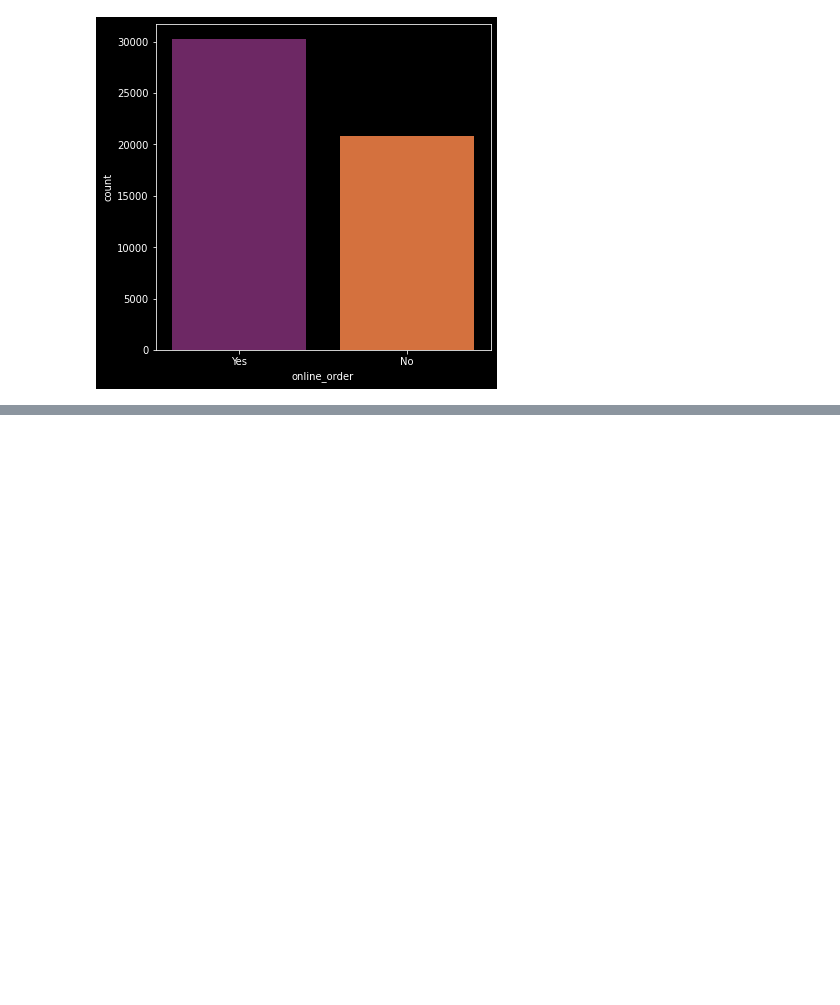
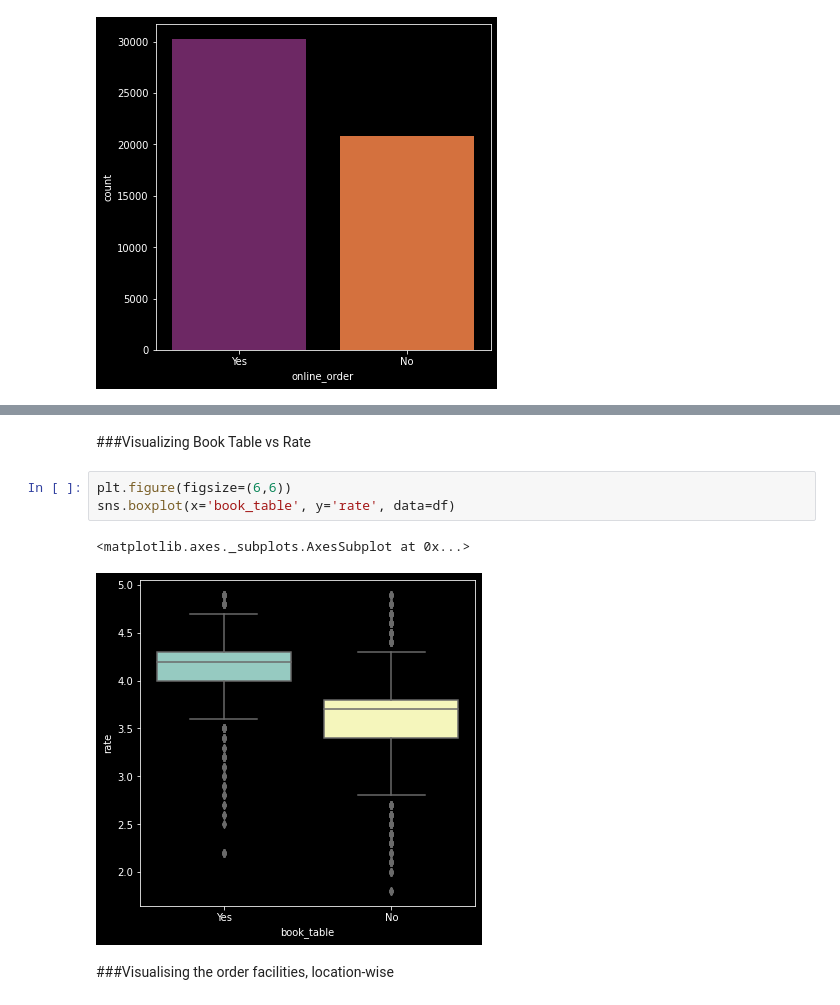
Before and after one commit to agnxsh/zomato-blr-data-analysis, a Jupyter notebook: zomato_blr_data_analysis.ipynb, the cells around one changed output, grey strips where cells are left out. Drawn from its saved outputs; the diff is of its cells as text; blank space fills up the shorter version.

```diff
--- a/zomato_blr_data_analysis.ipynb
+++ b/zomato_blr_data_analysis.ipynb
@@ -392,0 +409,10 @@ sns.countplot(df['online_order'],palette='inferno')
+# %% [markdown]
+###Visualizing Book Table vs Rate
+# %%
+plt.figure(figsize=(6,6))
+sns.boxplot(x='book_table', y='rate', data=df)
+# %% [output]
+<matplotlib.axes._subplots.AxesSubplot at 0x...>
+[figure, added]
+# %% [markdown]
+###Visualising the order facilities, location-wise
```
Also changed, not shown: parts of 23 cells of this notebook.
